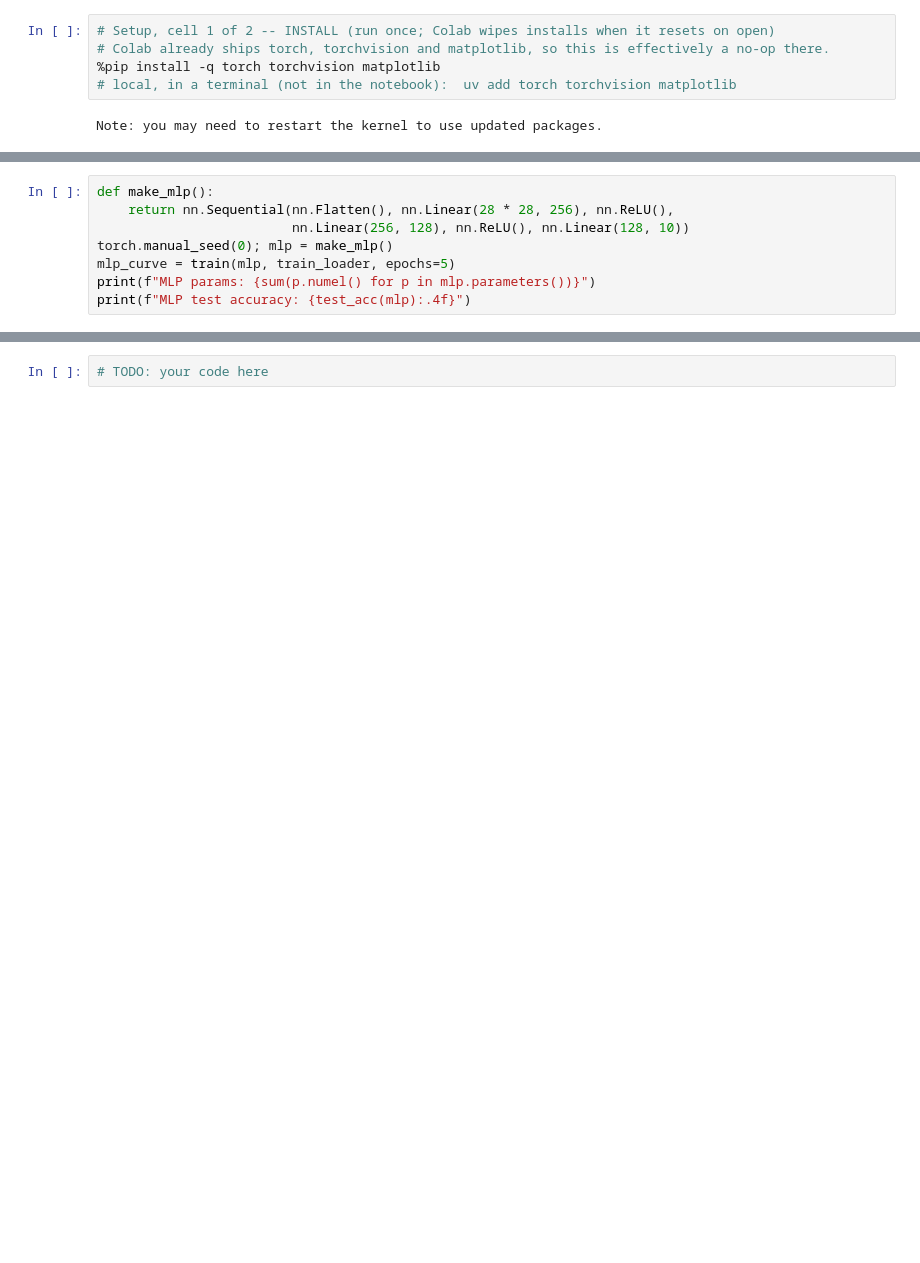
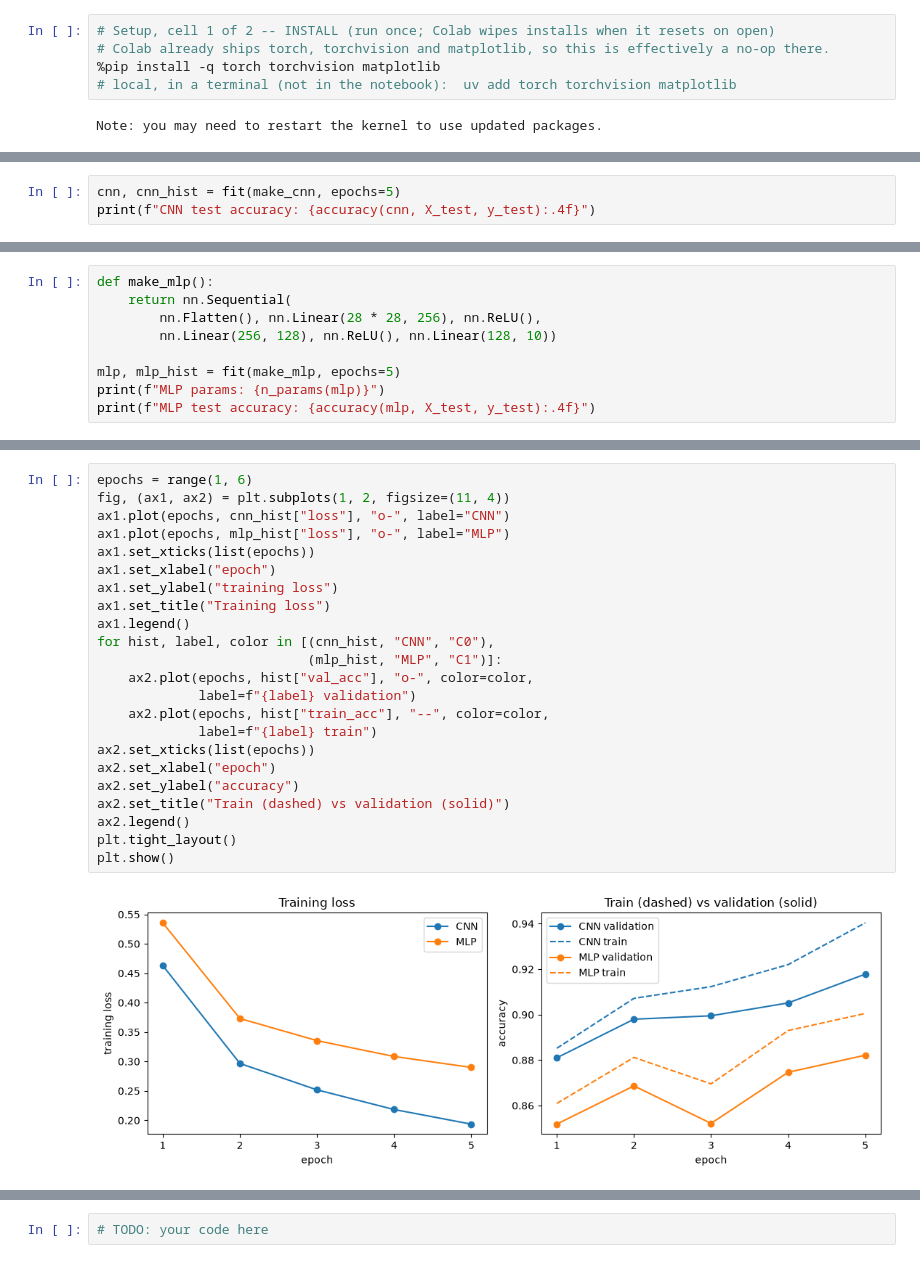
Before and after one commit to devomh/cdat4011-2026, a Jupyter notebook: u05_deep_learning/l18_lab_cnn.ipynb, the cells around one changed output, grey strips where cells are left out. Cells and saved outputs as stored; diff of their text form; blank space fills up the shorter version.

```diff
--- a/u05_deep_learning/l18_lab_cnn.ipynb
+++ b/u05_deep_learning/l18_lab_cnn.ipynb
@@ -250,8 +38,0 @@ CNN loss curve: 0.618 0.384 0.321 0.288 0.262
-# %%
-def make_mlp():
-    return nn.Sequential(nn.Flatten(), nn.Linear(28 * 28, 256), nn.ReLU(),
-                         nn.Linear(256, 128), nn.ReLU(), nn.Linear(128, 10))
-torch.manual_seed(0); mlp = make_mlp()
-mlp_curve = train(mlp, train_loader, epochs=5)
-print(f"MLP params: {sum(p.numel() for p in mlp.parameters())}")
-print(f"MLP test accuracy: {test_acc(mlp):.4f}")
@@ -303,0 +489,3 @@ cell in isolation gives a slightly different number (the takeaway is the compari
+# %%
+cnn, cnn_hist = fit(make_cnn, epochs=5)
+print(f"CNN test accuracy: {accuracy(cnn, X_test, y_test):.4f}")
@@ -303,0 +510,9 @@ cell in isolation gives a slightly different number (the takeaway is the compari
+# %%
+def make_mlp():
+    return nn.Sequential(
+        nn.Flatten(), nn.Linear(28 * 28, 256), nn.ReLU(),
+        nn.Linear(256, 128), nn.ReLU(), nn.Linear(128, 10))
+
+mlp, mlp_hist = fit(make_mlp, epochs=5)
+print(f"MLP params: {n_params(mlp)}")
+print(f"MLP test accuracy: {accuracy(mlp, X_test, y_test):.4f}")
@@ -303,0 +590,25 @@ cell in isolation gives a slightly different number (the takeaway is the compari
+# %%
+epochs = range(1, 6)
+fig, (ax1, ax2) = plt.subplots(1, 2, figsize=(11, 4))
+ax1.plot(epochs, cnn_hist["loss"], "o-", label="CNN")
+ax1.plot(epochs, mlp_hist["loss"], "o-", label="MLP")
+ax1.set_xticks(list(epochs))
+ax1.set_xlabel("epoch")
+ax1.set_ylabel("training loss")
+ax1.set_title("Training loss")
+ax1.legend()
+for hist, label, color in [(cnn_hist, "CNN", "C0"),
+                           (mlp_hist, "MLP", "C1")]:
+    ax2.plot(epochs, hist["val_acc"], "o-", color=color,
+             label=f"{label} validation")
+    ax2.plot(epochs, hist["train_acc"], "--", color=color,
+             label=f"{label} train")
+ax2.set_xticks(list(epochs))
+ax2.set_xlabel("epoch")
+ax2.set_ylabel("accuracy")
+ax2.set_title("Train (dashed) vs validation (solid)")
+ax2.legend()
+plt.tight_layout()
+plt.show()
+# %% [output]
+[figure, added]
```
Also changed, not shown: parts of 58 cells of this notebook, 3 other files.
